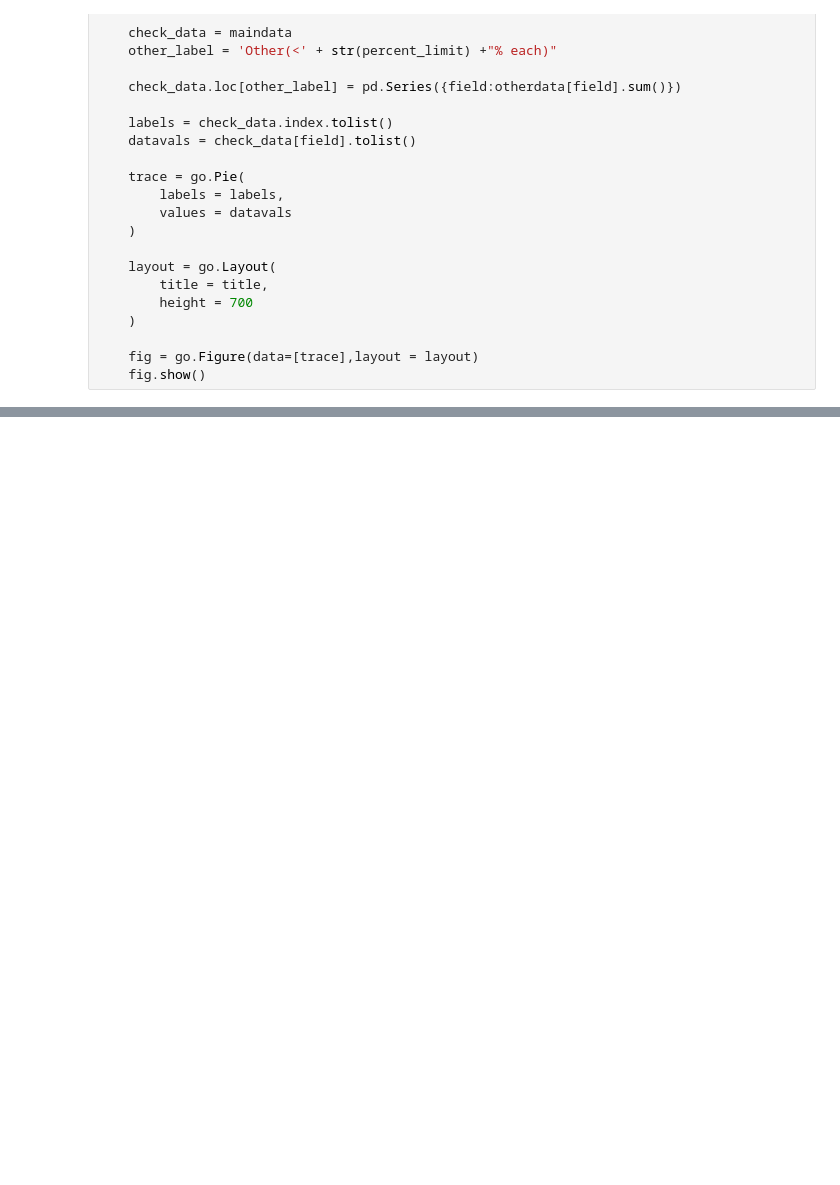
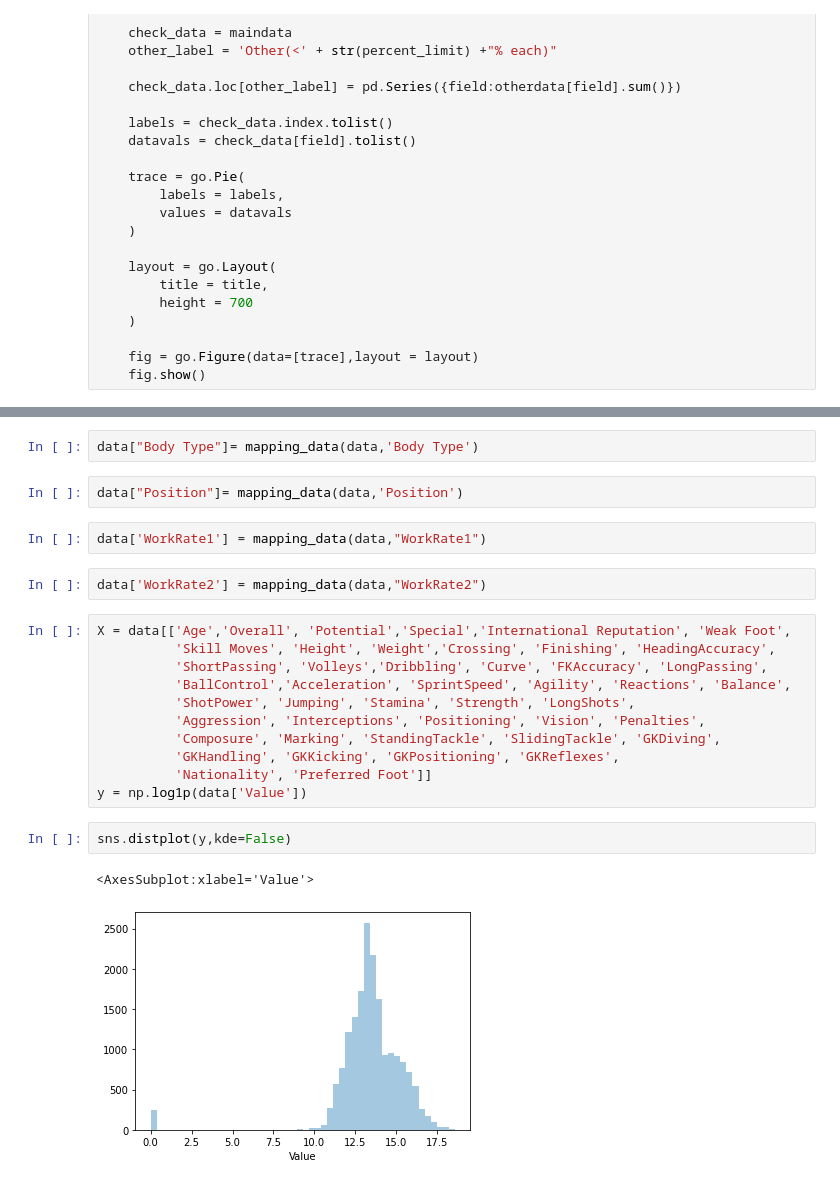
Before and after one commit to seachan94/Kaggle, a Jupyter notebook: FIFA/FIFA.ipynb, the cells around one changed output, grey strips where cells are left out. Drawn from its saved outputs; the diff is of its cells as text; blank space fills up the shorter version.

```diff
--- a/FIFA/FIFA.ipynb
+++ b/FIFA/FIFA.ipynb
@@ -317,0 +432,24 @@ ch['LS'].value_counts()
+# %%
+data["Body Type"]= mapping_data(data,'Body Type')
+# %%
+data["Position"]= mapping_data(data,'Position')
+# %%
+data['WorkRate1'] = mapping_data(data,"WorkRate1")
+# %%
+data['WorkRate2'] = mapping_data(data,"WorkRate2")
+# %%
+X = data[['Age','Overall', 'Potential','Special','International Reputation', 'Weak Foot',
+          'Skill Moves', 'Height', 'Weight','Crossing', 'Finishing', 'HeadingAccuracy',
+          'ShortPassing', 'Volleys','Dribbling', 'Curve', 'FKAccuracy', 'LongPassing',
+          'BallControl','Acceleration', 'SprintSpeed', 'Agility', 'Reactions', 'Balance',
+          'ShotPower', 'Jumping', 'Stamina', 'Strength', 'LongShots',
+          'Aggression', 'Interceptions', 'Positioning', 'Vision', 'Penalties',
+          'Composure', 'Marking', 'StandingTackle', 'SlidingTackle', 'GKDiving',
+          'GKHandling', 'GKKicking', 'GKPositioning', 'GKReflexes',
+          'Nationality', 'Preferred Foot']]
+y = np.log1p(data['Value'])
+# %%
+sns.distplot(y,kde=False)
+# %% [output]
+<AxesSubplot:xlabel='Value'>
+[figure, added]
```
Also changed, not shown: parts of 28 cells of this notebook, 22 other files.
